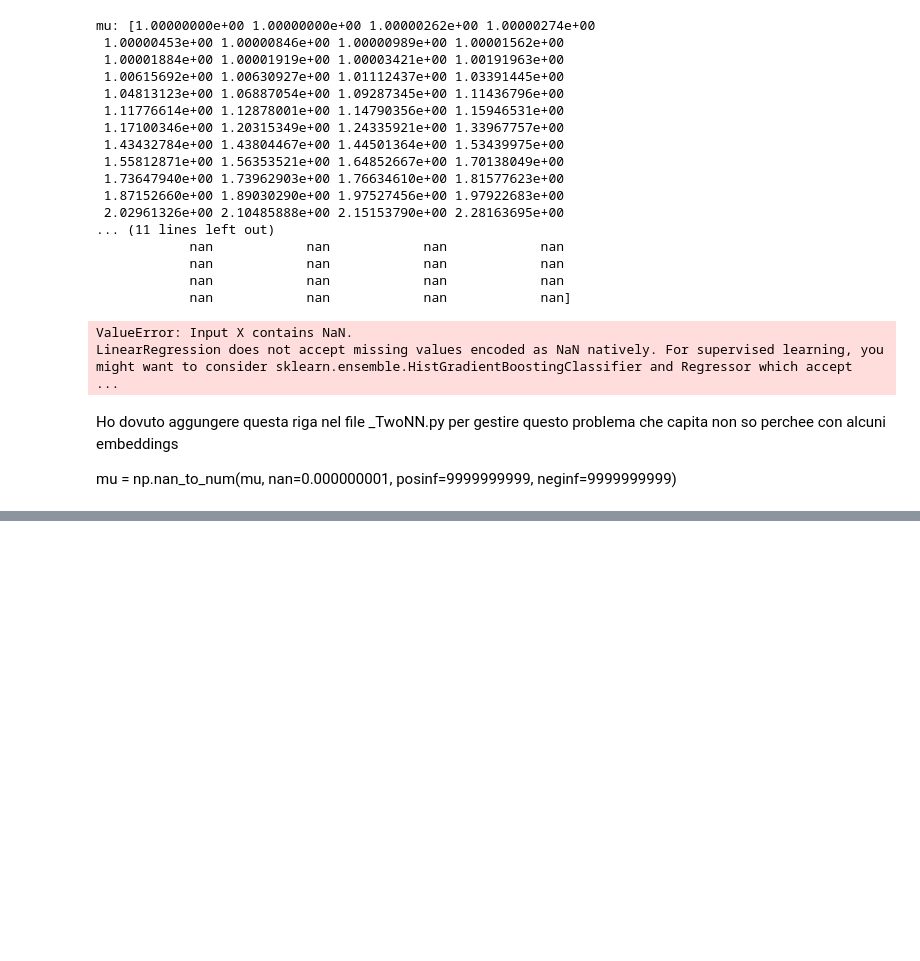
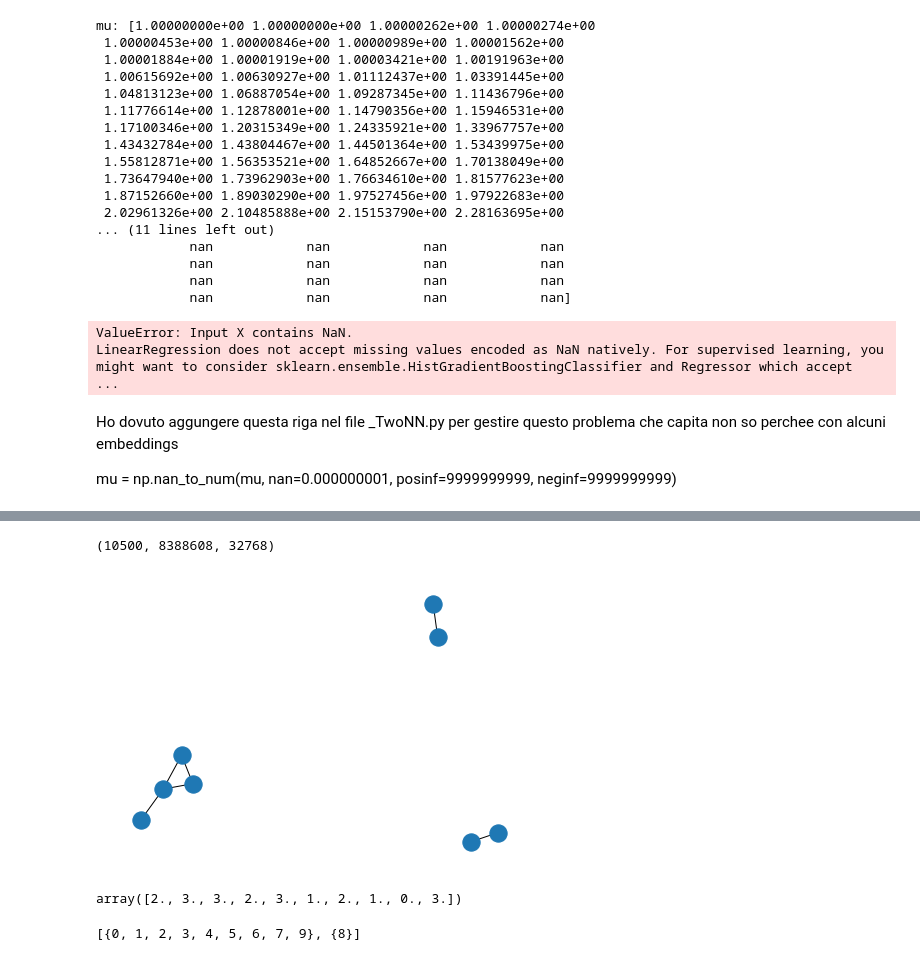
Before and after one commit to dandarm/Embednet, a Jupyter notebook: Utils.ipynb, the cells around one changed output, grey strips where cells are left out. Drawn from its saved outputs; the diff is of its cells as text; code cells hidden in the pictures; blank space fills up the shorter version.

```diff
--- a/Utils.ipynb
+++ b/Utils.ipynb
@@ -102,0 +355,17 @@ mu = np.nan_to_num(mu, nan=0.000000001, posinf=9999999999, neginf=9999999999)
+# %%
+21*500, 1*64*64*64*32 ,1*32*32*32
+# %% [output]
+(10500, 8388608, 32768)
+# %%
+gr = nx.erdos_renyi_graph(8, 0.3)
+nx.draw(gr)
+# %% [output]
+[figure, added]
+# %%
+nx.to_numpy_array(gr).sum(axis=1)
+# %% [output]
+array([2., 3., 3., 2., 3., 1., 2., 1., 0., 3.])
+# %%
+list(nx.connected_components(gr))
+# %% [output]
+[{0, 1, 2, 3, 4, 5, 6, 7, 9}, {8}]
```
Also changed, not shown: parts of 21 cells of this notebook, 14 other files.
